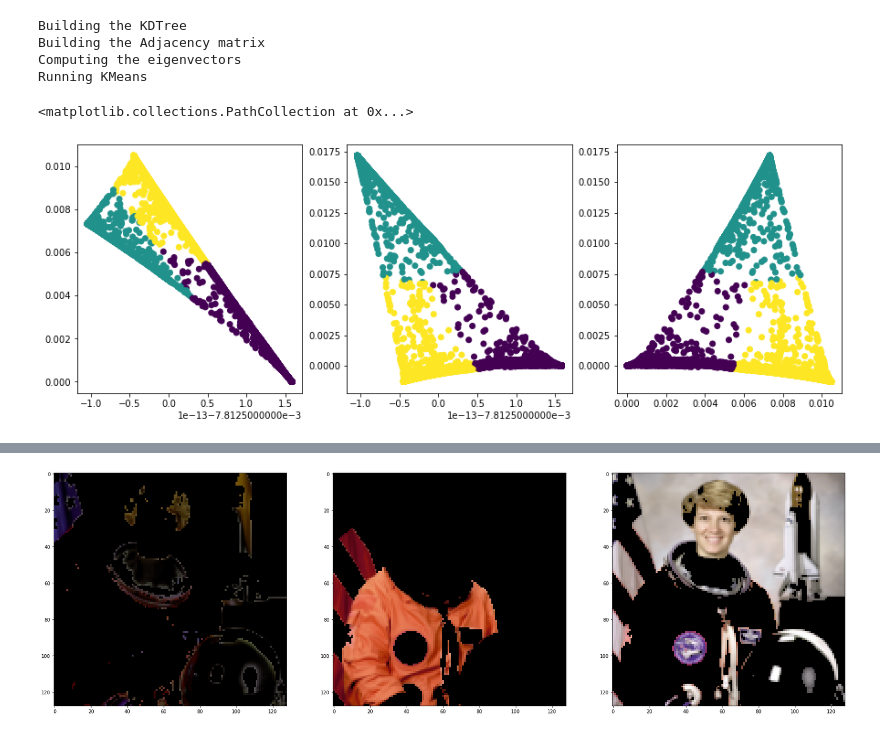
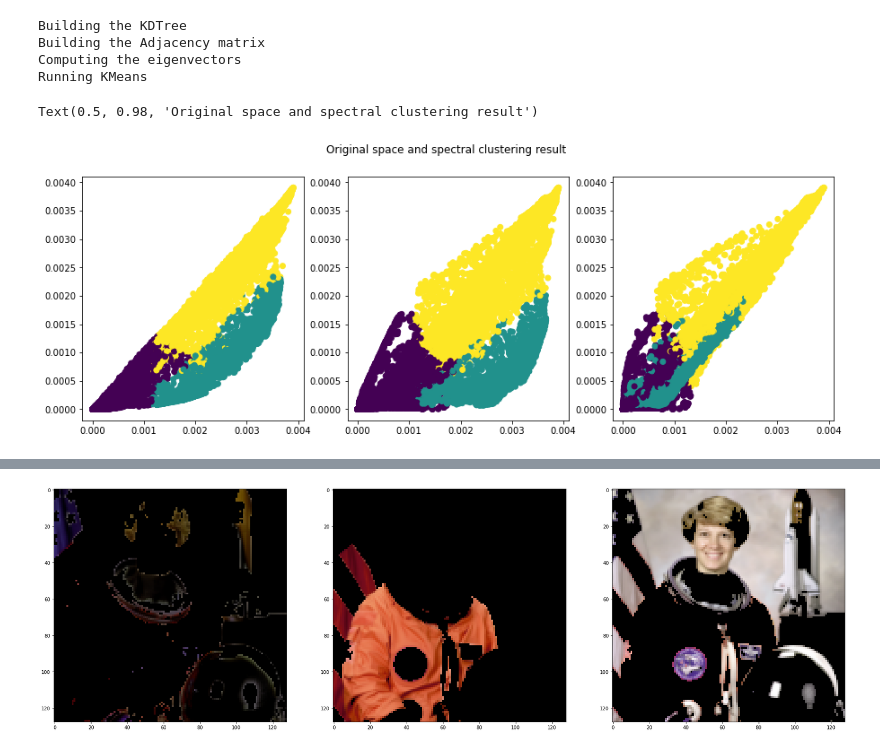
Before and after one commit to thast/numerical-journeys, a Jupyter notebook: jupyter notebooks/Spectral Clustering from scratch or almost.ipynb, the cells around one changed output, grey strips where cells are left out. Saved outputs shown, nothing was run; the diff lists cells and outputs as text; code cells hidden in the pictures.

```diff
--- a/jupyter notebooks/Spectral Clustering from scratch or almost.ipynb
+++ b/jupyter notebooks/Spectral Clustering from scratch or almost.ipynb
@@ -214,11 +216,13 @@ Building the KDTree
 Building the Adjacency matrix
 Computing the eigenvectors
 Running KMeans
-# %%
-fig, ax = plt.subplots(1,3,figsize=(15,5))
-ax[0].scatter(eigv_ast[:,0],eigv_ast[:,1],c=spectral_ast.labels_)
-ax[1].scatter(eigv_ast[:,0],eigv_ast[:,2],c=spectral_ast.labels_)
-ax[2].scatter(eigv_ast[:,1],eigv_ast[:,2],c=spectral_ast.labels_)
-# %% [output]
-<matplotlib.collections.PathCollection at 0x...>
-[figure, removed]
+# %%
+# compare original space, yeojohnson space, and eigenvector space
+fig, ax = plt.subplots(1,3,figsize=(15,5))
+ax[0].scatter(rgb[:,0],rgb[:,1],c=spectral_ast.labels_)
+ax[1].scatter(rgb[:,0],rgb[:,2],c=spectral_ast.labels_)
+ax[2].scatter(rgb[:,1],rgb[:,2],c=spectral_ast.labels_)
+fig.suptitle('Original space and spectral clustering result')
+# %% [output]
+Text(0.5, 0.98, 'Original space and spectral clustering result')
+[figure, added]
```
Also changed, not shown: parts of 5 cells of this notebook.
